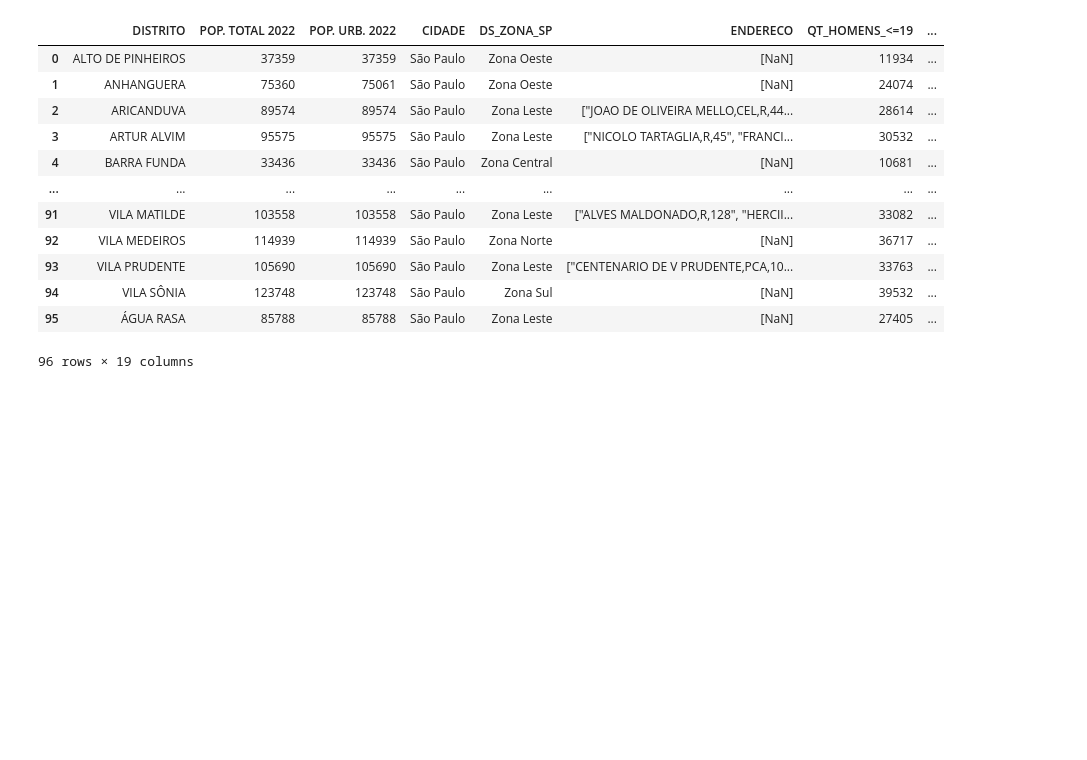
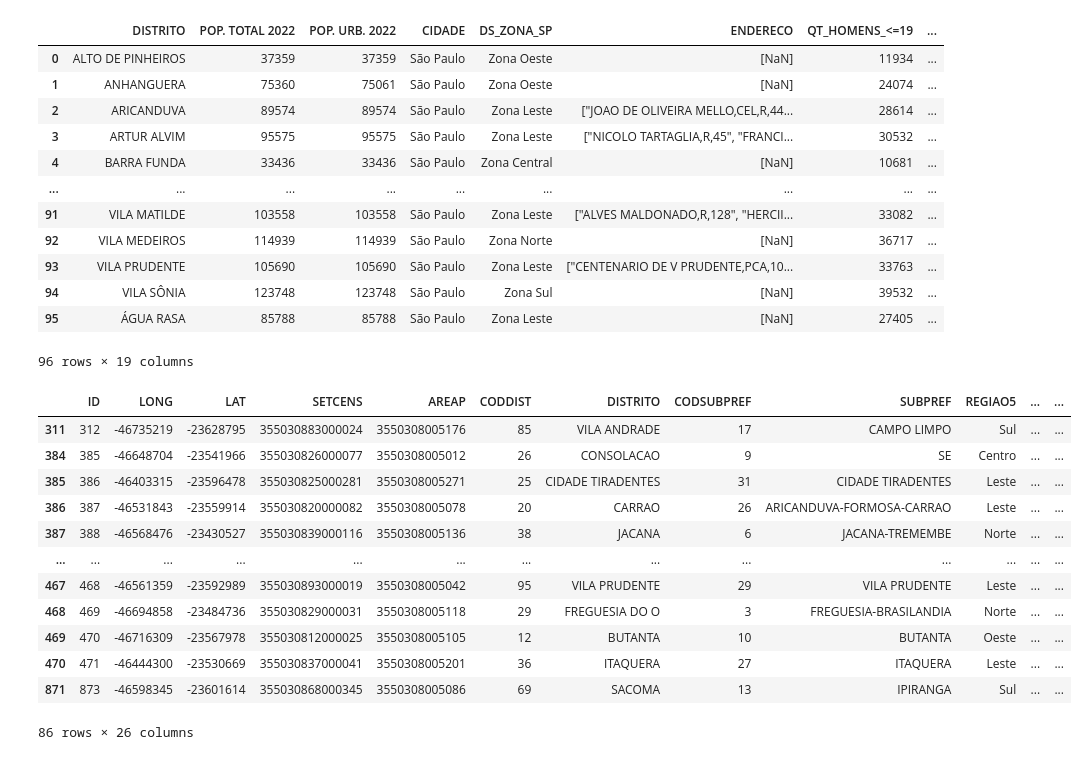
Before and after one commit to JonathanAlvesNogueira/Project-Health-Data-Analytics, a Jupyter notebook: 01_analises/01.população_bairro.ipynb, the cells around one changed output. Drawn from its saved outputs; the diff is of its cells as text; code cells hidden in the pictures; blank space fills up the shorter version.

```diff
--- a/01_analises/01.população_bairro.ipynb
+++ b/01_analises/01.população_bairro.ipynb
@@ -504,3 +503,24 @@ display(df_zona_leste)
 # Salvando como CSV
 csv_filename = "estudo_saude_regiao.csv"
 df_zona_leste.to_csv(csv_filename, index=False, encoding="utf-8-sig")
+# %%
+url = r'C:\Users\joth1\Desktop\project_data_helph\Project-Health-Data-Analytics\dados\estabelecimentos_saude_sao_paulo.csv'
+
+import pandas as pd
+df_estab = pd.read_csv(url, delimiter=";")
+df_estab = df_estab.query('LEITOS != 0 ')
+df_estab
+# %% [output]
+|  | ID | LONG | LAT | SETCENS | AREAP | CODDIST | DISTRITO | CODSUBPREF | SUBPREF | REGIAO5 | ... | ... |
+| 311 | 312 | -46735219 | -23628795 | 355030883000024 | 3550308005176 | 85 | VILA ANDRADE | 17 | CAMPO LIMPO | Sul | ... | ... |
+| 384 | 385 | -46648704 | -23541966 | 355030826000077 | 3550308005012 | 26 | CONSOLACAO | 9 | SE | Centro | ... | ... |
+| 385 | 386 | -46403315 | -23596478 | 355030825000281 | 3550308005271 | 25 | CIDADE TIRADENTES | 31 | CIDADE TIRADENTES | Leste | ... | ... |
+| 386 | 387 | -46531843 | -23559914 | 355030820000082 | 3550308005078 | 20 | CARRAO | 26 | ARICANDUVA-FORMOSA-CARRAO | Leste | ... | ... |
+| 387 | 388 | -46568476 | -23430527 | 355030839000116 | 3550308005136 | 38 | JACANA | 6 | JACANA-TREMEMBE | Norte | ... | ... |
+| ... | ... | ... | ... | ... | ... | ... | ... | ... | ... | ... | ... | ... |
+| 467 | 468 | -46561359 | -23592989 | 355030893000019 | 3550308005042 | 95 | VILA PRUDENTE | 29 | VILA PRUDENTE | Leste | ... | ... |
+| 468 | 469 | -46694858 | -23484736 | 355030829000031 | 3550308005118 | 29 | FREGUESIA DO O | 3 | FREGUESIA-BRASILANDIA | Norte | ... | ... |
+| 469 | 470 | -46716309 | -23567978 | 355030812000025 | 3550308005105 | 12 | BUTANTA | 10 | BUTANTA | Oeste | ... | ... |
+| 470 | 471 | -46444300 | -23530669 | 355030837000041 | 3550308005201 | 36 | ITAQUERA | 27 | ITAQUERA | Leste | ... | ... |
+| 871 | 873 | -46598345 | -23601614 | 355030868000345 | 3550308005086 | 69 | SACOMA | 13 | IPIRANGA | Sul | ... | ... |
+86 rows × 26 columns
```
Also changed, not shown: parts of 14 cells of this notebook, 16 other files.
